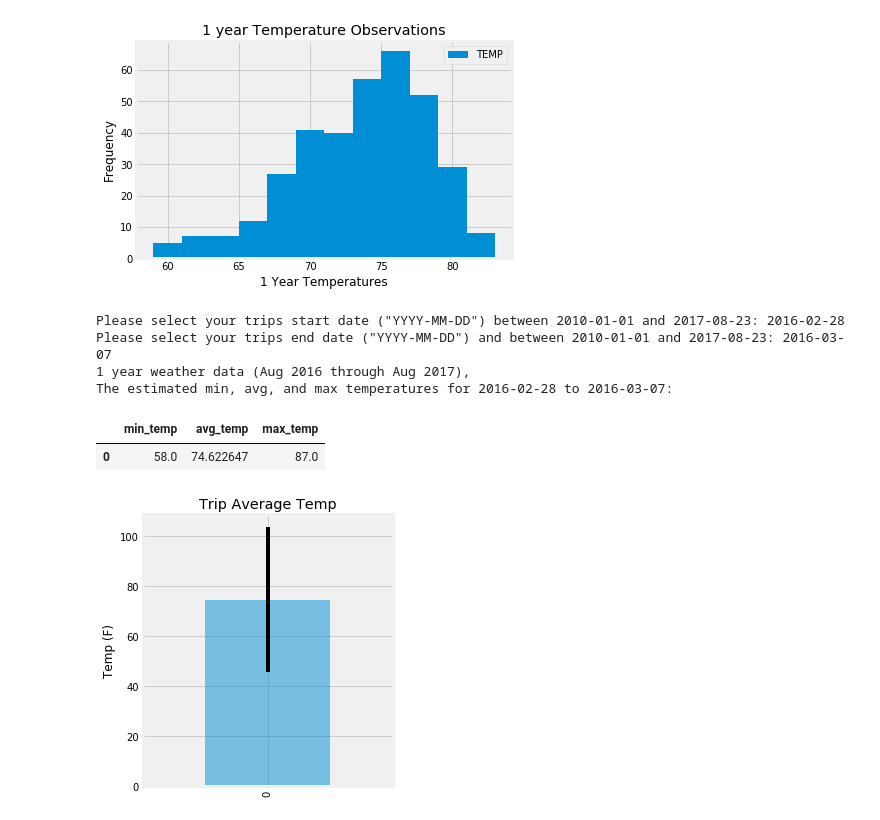
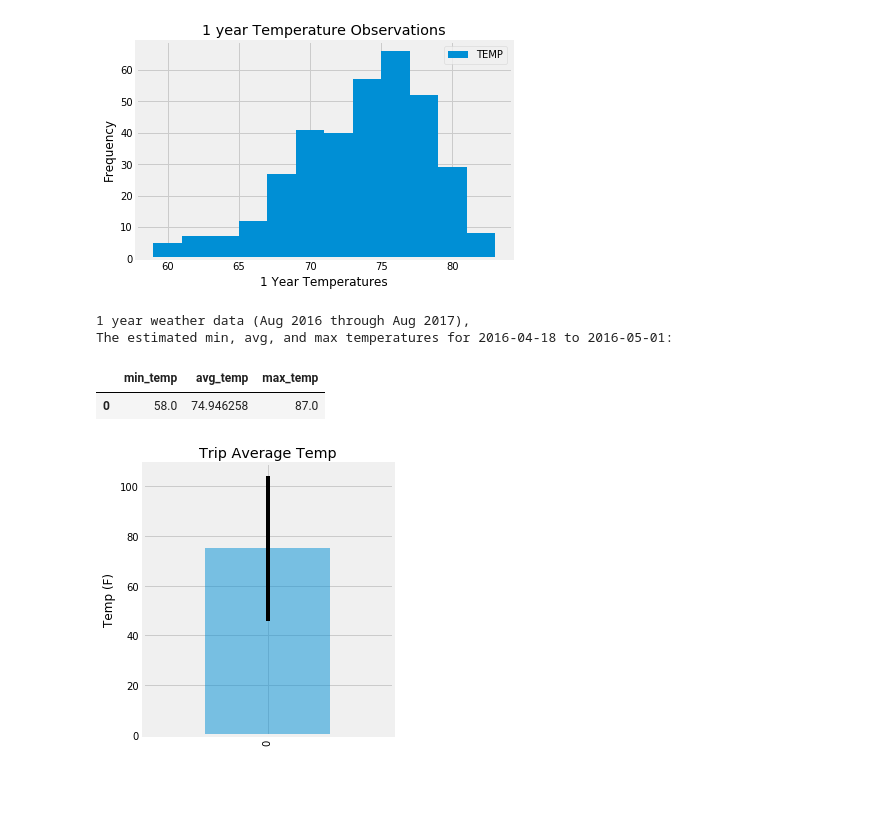
Before and after one commit to bickerton/sql-alchemy, a Jupyter notebook: sql alchemy homework.ipynb, the cells around one changed output. Drawn from its saved outputs; the diff is of its cells as text; code cells hidden in the pictures; blank space fills up the shorter version.

```diff
--- a/sql alchemy homework.ipynb
+++ b/sql alchemy homework.ipynb
@@ -214,25 +214,23 @@ def calc_temps(start_date_, end_date):
         filter(Measurement.date <= end_date).all()
 # %%
 #Prompt user to enter trip information into dialog boxes:
-start_date = input('Please select your trips start date ("YYYY-MM-DD") between 2010-01-01 and 2017-08-23: ')
+start_date = '2016-04-18'
 
-end_date = input('Please select your trips end date ("YYYY-MM-DD") and between 2010-01-01 and 2017-08-23: ')
+end_date = '2016-05-01'
 
 
 year_calc_temps = calc_temps('{start_date}', '{end_date}')
 print('1 year weather data (Aug 2016 through Aug 2017),')
 print(f'The estimated min, avg, and max temperatures for {start_date} to {end_date}: ')
 
 # Create a DataFrame with t_min, t_avg, t_max values from vacation_temps
 year_temps_df = pd.DataFrame(year_calc_temps, columns=['min_temp', 'avg_temp', 'max_temp'])
 year_temps_df
 # %% [output]
-Please select your trips start date ("YYYY-MM-DD") between 2010-01-01 and 2017-08-23: 2016-02-28
-Please select your trips end date ("YYYY-MM-DD") and between 2010-01-01 and 2017-08-23: 2016-03-07
 1 year weather data (Aug 2016 through Aug 2017),
-The estimated min, avg, and max temperatures for 2016-02-28 to 2016-03-07:
+The estimated min, avg, and max temperatures for 2016-04-18 to 2016-05-01:
 |  | min_temp | avg_temp | max_temp |
-| 0 | 58.0 | 74.622647 | 87.0 |
+| 0 | 58.0 | 74.946258 | 87.0 |
 # %%
 # Plot the results from your previous query as a bar chart.
 # Use "Trip Avg Temp" as your Title
```
Also changed, not shown: parts of 2 cells of this notebook.
